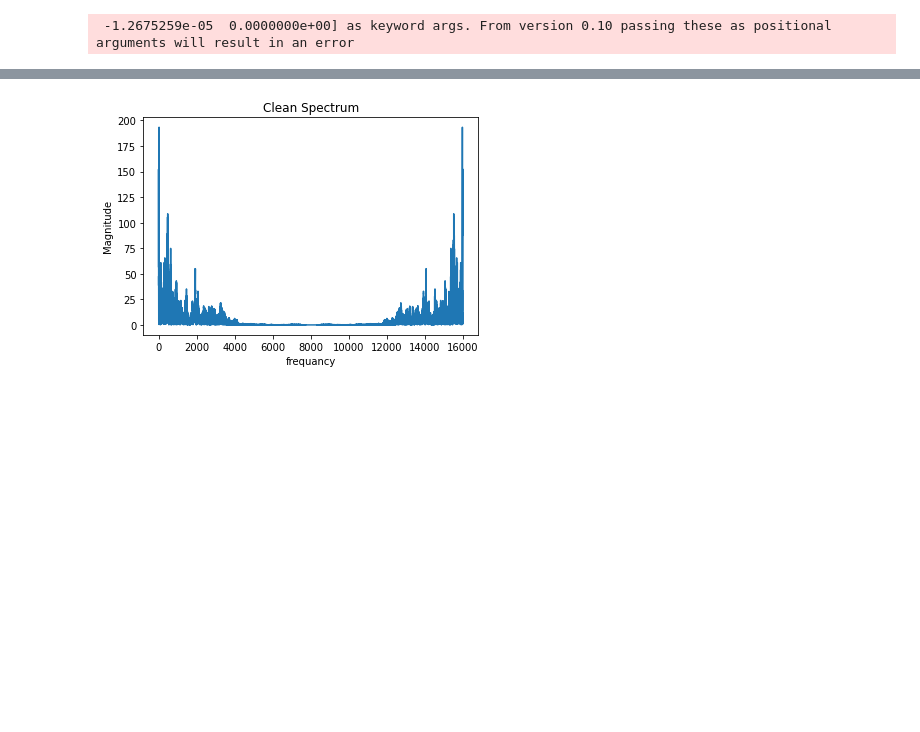
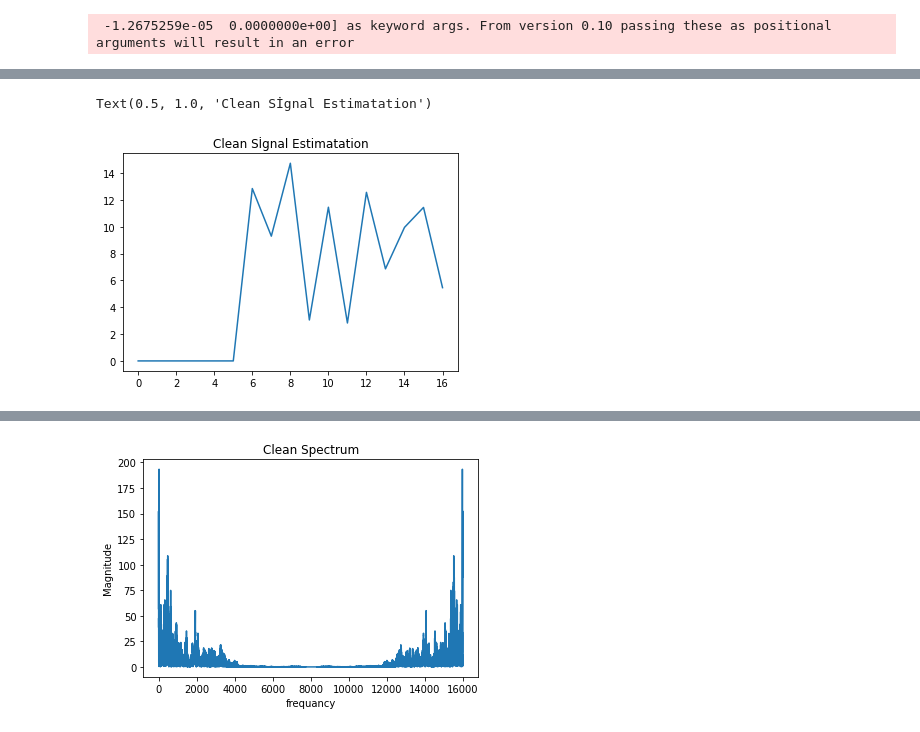
Before and after one commit to EnesErcin/Recursive_Least-Squares_Algorithm, a Jupyter notebook: By using Python/Parametric Least Squares Algorithm/BasicAdaptiveFilter.ipynb, the cells around one changed output, grey strips where cells are left out. Saved outputs shown, nothing was run; the diff lists cells and outputs as text; code cells hidden in the pictures; blank space fills up the shorter version.

```diff
--- a/By using Python/Parametric Least Squares Algorithm/RecursiveLeastSquares.ipynb
+++ b/By using Python/Parametric Least Squares Algorithm/BasicAdaptiveFilter.ipynb
@@ -55,0 +179,6 @@ Audio(data=Noisy_Data , rate=samplerate)
+# %%
+plt.plot(estimates_dnt)
+plt.title("Clean Sİgnal Estimatation")
+# %% [output]
+Text(0.5, 1.0, 'Clean Sİgnal Estimatation')
+[figure, added]
```
Also changed, not shown: parts of 37 cells of this notebook.
